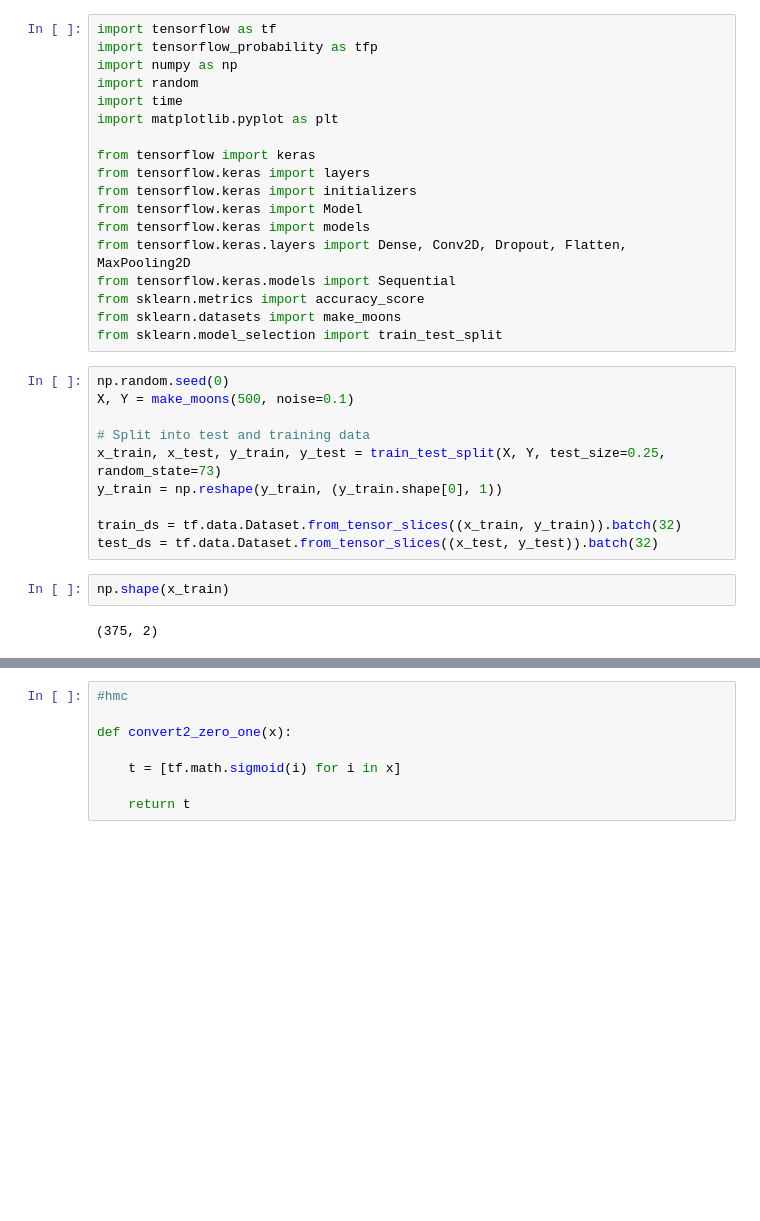
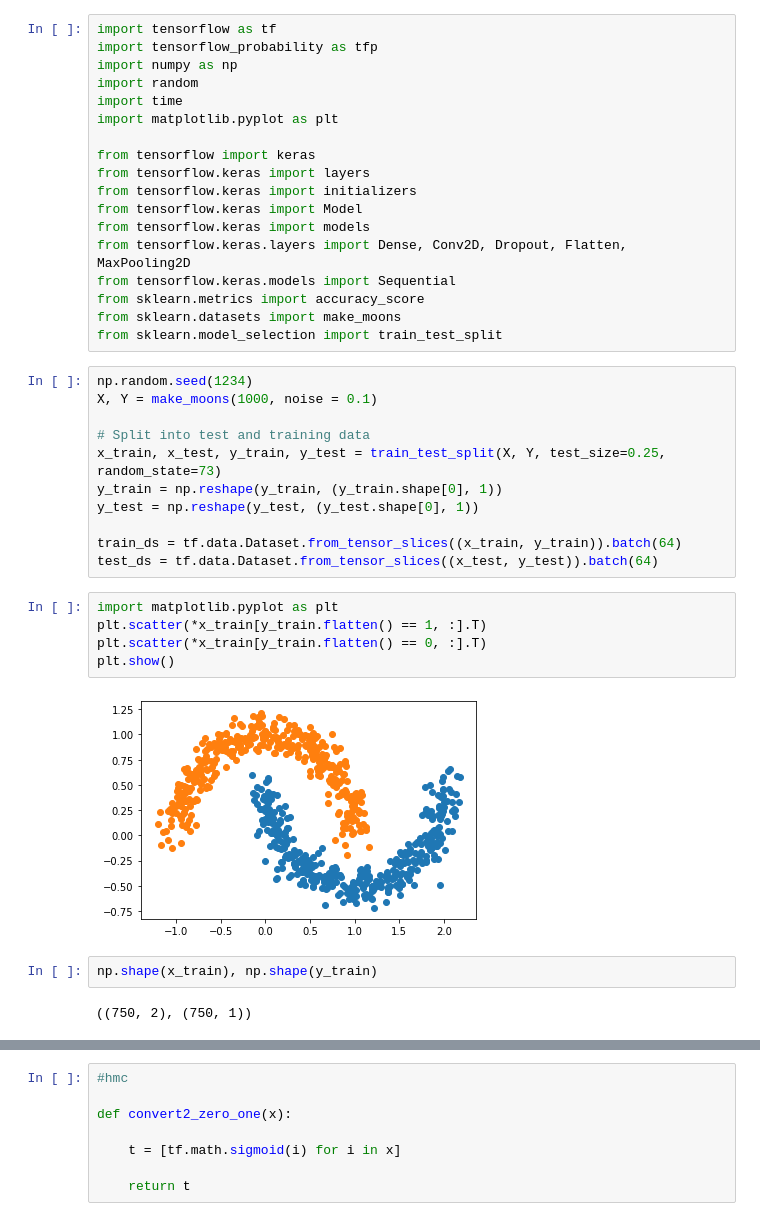
Before and after one commit to dnn-mcmc/dnn-mcmc, a Jupyter notebook: make_moon.ipynb, the cells around one changed output, grey strips where cells are left out. Cells and saved outputs as stored; diff of their text form; blank space fills up the shorter version.

```diff
--- a/make_moon.ipynb
+++ b/make_moon.ipynb
@@ -17,19 +17,27 @@ from sklearn.metrics import accuracy_score
 from sklearn.datasets import make_moons
 from sklearn.model_selection import train_test_split
 # %%
-np.random.seed(0)
-X, Y = make_moons(500, noise=0.1)
+np.random.seed(1234)
+X, Y = make_moons(1000, noise = 0.1)
 
 # Split into test and training data
 x_train, x_test, y_train, y_test = train_test_split(X, Y, test_size=0.25, random_state=73)
 y_train = np.reshape(y_train, (y_train.shape[0], 1))
+y_test = np.reshape(y_test, (y_test.shape[0], 1))
 
-train_ds = tf.data.Dataset.from_tensor_slices((x_train, y_train)).batch(32)
-test_ds = tf.data.Dataset.from_tensor_slices((x_test, y_test)).batch(32)
+train_ds = tf.data.Dataset.from_tensor_slices((x_train, y_train)).batch(64)
+test_ds = tf.data.Dataset.from_tensor_slices((x_test, y_test)).batch(64)
+# %%
+import matplotlib.pyplot as plt
+plt.scatter(*x_train[y_train.flatten() == 1, :].T)
+plt.scatter(*x_train[y_train.flatten() == 0, :].T)
+plt.show()
+# %% [output]
+[figure, added]
 # %%
-np.shape(x_train)
+np.shape(x_train), np.shape(y_train)
 # %% [output]
-(375, 2)
+((750, 2), (750, 1))
 # %%
 # Standard BP
 model_bp = keras.Sequential(
```
Also changed, not shown: parts of 8 cells of this notebook, 2 other files.
